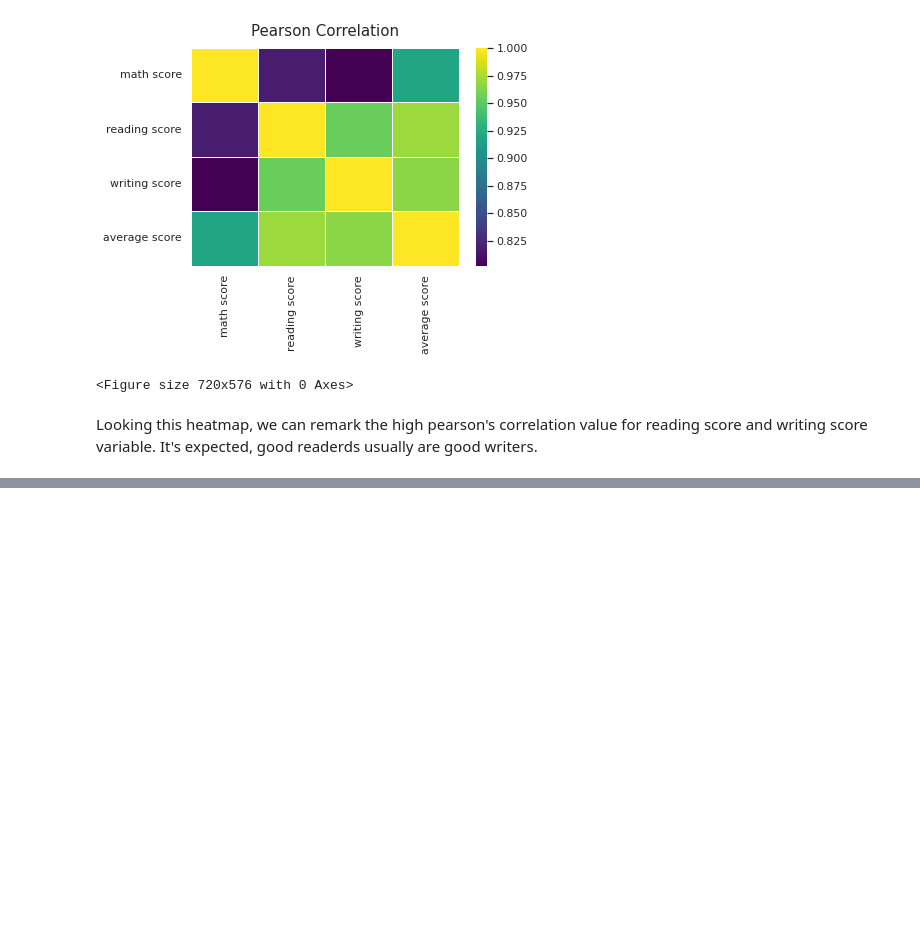
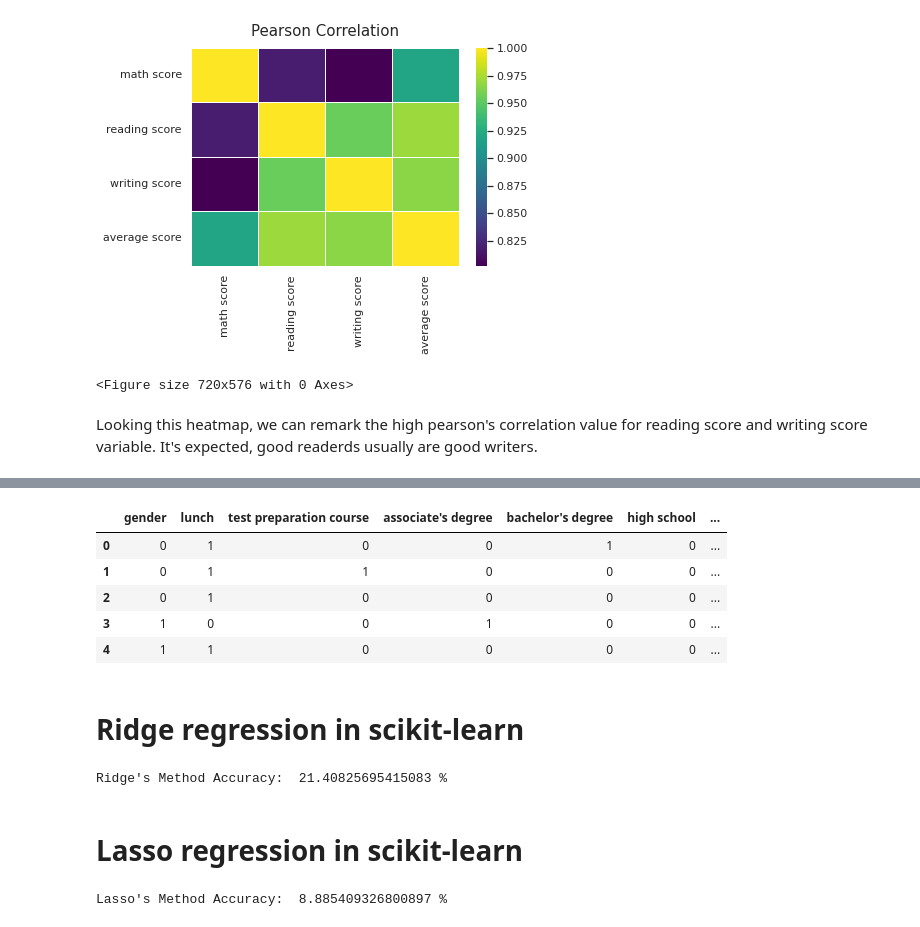
Before and after one commit to anibalfisico/Data-Science, a Jupyter notebook: students-performance-in-exams-usa.ipynb, the cells around one changed output, grey strips where cells are left out. Drawn from its saved outputs; the diff is of its cells as text; code cells hidden in the pictures; blank space fills up the shorter version.

```diff
--- a/students-performance-in-exams-usa.ipynb
+++ b/students-performance-in-exams-usa.ipynb
@@ -211,0 +220,5 @@ Looking this heatmap, we can remark the high pearson's correlation value for rea
+# %%
+# Adjusting the data
+X = df.iloc[:,0:5]
+y = df.iloc[:,6]
+X.head()
@@ -211,0 +232,4 @@ Looking this heatmap, we can remark the high pearson's correlation value for rea
+# %%
+aux1 = X['parental level of education'].str.get_dummies()
+aux2 = X['race/ethnicity'].str.get_dummies()
+aux1.head()
@@ -211,0 +243,44 @@ Looking this heatmap, we can remark the high pearson's correlation value for rea
+# %%
+aux = X
+aux.replace({'male':1,'female':0,'standard':1,'free/reduced':0,'completed':1,'none':0,
+          "bachelor's degree":1,'some college':2,"master's degree":3,"associate's degree":4,
+          'high school':5,'some high school':6,'standard':1,'free/reduced':0},inplace=True)
+X.drop(columns = ['parental level of education','race/ethnicity'],inplace=True)
+X = pd.concat([X,aux1,aux2],axis=1)
+X.head()
+# %% [output]
+|  | gender | lunch | test preparation course | associate's degree | bachelor's degree | high school | ... |
+| 0 | 0 | 1 | 0 | 0 | 1 | 0 | ... |
+| 1 | 0 | 1 | 1 | 0 | 0 | 0 | ... |
+| 2 | 0 | 1 | 0 | 0 | 0 | 0 | ... |
+| 3 | 1 | 0 | 0 | 1 | 0 | 0 | ... |
+| 4 | 1 | 1 | 0 | 0 | 0 | 0 | ... |
+# %% [markdown]
+# Ridge regression in scikit-learn
+# %%
+from sklearn.linear_model import Ridge
+from sklearn.model_selection import train_test_split
+X_train, X_test, y_train, y_test = train_test_split(X, y,test_size = 0.3, random_state=42)
+ridge = Ridge(alpha=0.5)
+ridge.fit(X_train, y_train)
+ridge_pred = ridge.predict(X_test)
+accuracy = ridge.score(X_test, y_test)
+
+print("Ridge's Method Accuracy: ",100*accuracy, "%")
+# %% [output]
+Ridge's Method Accuracy:  21.40825695415083 %
+# %% [markdown]
+# Lasso regression in scikit-learn
+# %%
+from sklearn.linear_model import Lasso
+X_train, X_test, y_train, y_test = train_test_split(X, y,test_size = 0.3, random_state=42)
+lasso = Lasso()
+lasso.fit(X_train, y_train)
+lasso_pred = lasso.predict(X_test)
+lasso.score(X_test, y_test)
+
+accuracy = lasso.score(X_test, y_test)
+
+print("Lasso's Method Accuracy: ",100*accuracy, "%")
+# %% [output]
+Lasso's Method Accuracy:  8.885409326800897 %
```
Also changed, not shown: parts of 4 cells of this notebook.
